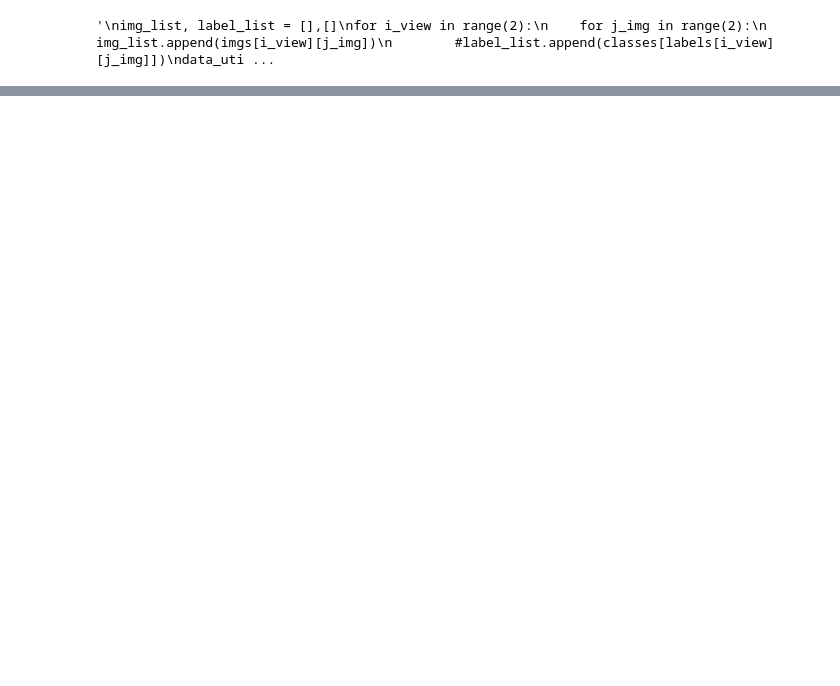
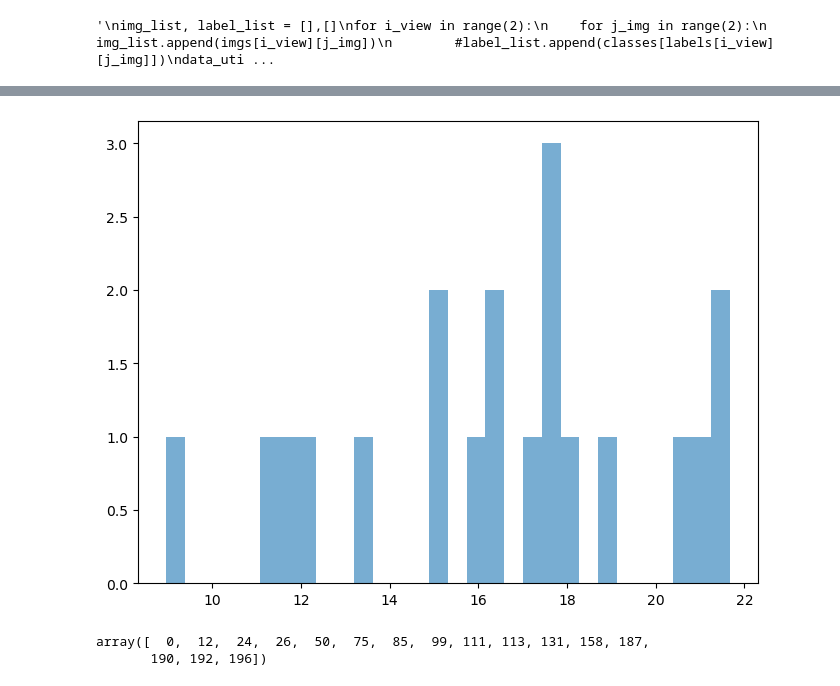
Before and after one commit to guanming-zhang/clamp, a Jupyter notebook: scripts/manifold_metic.ipynb, the cells around one changed output, grey strips where cells are left out. Drawn from its saved outputs; the diff is of its cells as text; code cells hidden in the pictures; blank space fills up the shorter version.

```diff
--- a/scripts/manifold_metic.ipynb
+++ b/scripts/manifold_metic.ipynb
@@ -180,0 +198,11 @@ plt.show()
+# %%
+plt.figure(figsize=(8, 6))
+plt.hist(traces[class_indices[8]], bins=30, alpha=0.6, label='Dataset 1')
+plt.show()
+# %% [output]
+[figure, added]
+# %%
+np.where(all_labels==2)[0]
+# %% [output]
+array([  0,  12,  24,  26,  50,  75,  85,  99, 111, 113, 131, 158, 187,
+       190, 192, 196])
```
Also changed, not shown: parts of 12 cells of this notebook, 1 other file.
